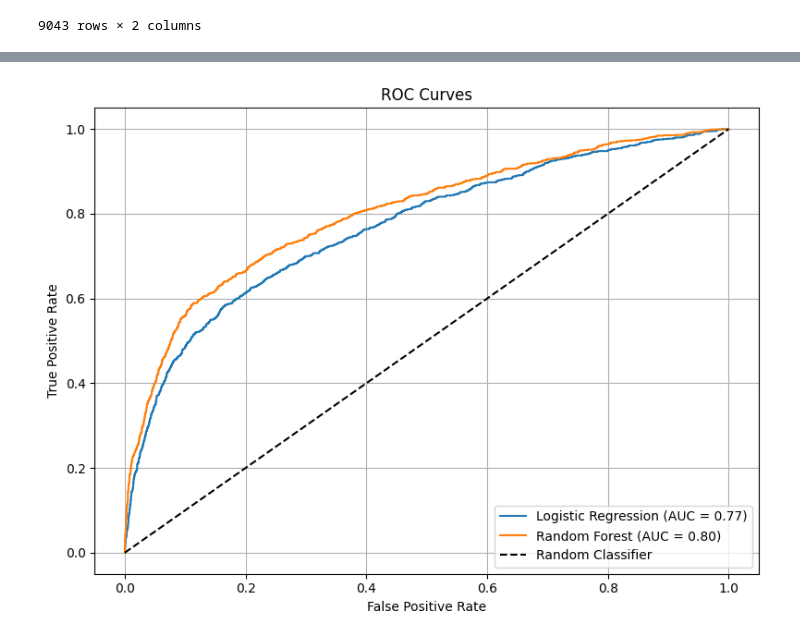
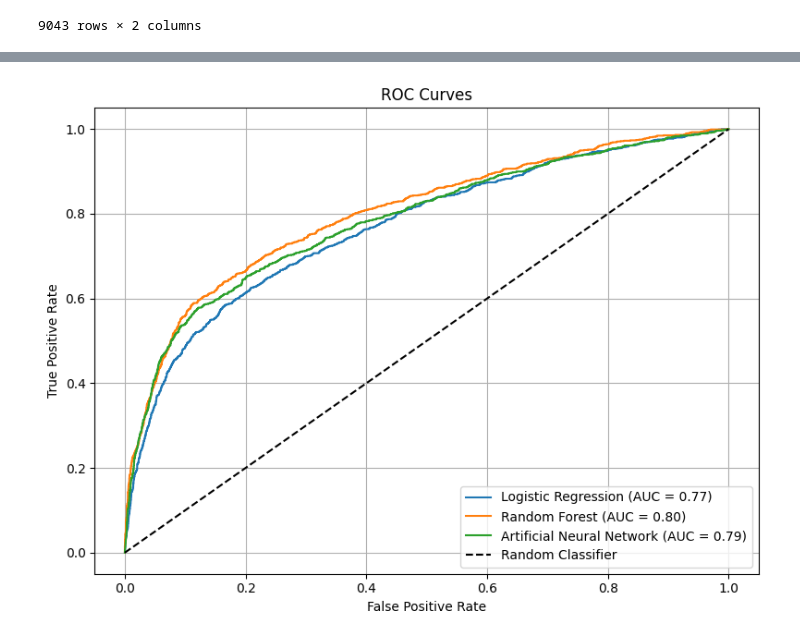
Before and after one commit to jmanwillz/ACML-Project, a Jupyter notebook: decision-trees/roc_curve.ipynb, the cells around one changed output, grey strips where cells are left out. Drawn from its saved outputs; the diff is of its cells as text; code cells hidden in the pictures.

Commit message:
Add roc curve

```diff
--- a/decision-trees/roc_curve.ipynb
+++ b/decision-trees/roc_curve.ipynb
@@ -36,3 +36,6 @@ df_rf
 | 9041 | 0 | 0.058472 |
 | 9042 | 0 | 0.034229 |
 9043 rows × 2 columns
+# %%
+df_ann = pd.read_csv("../dataset/ann_roc_values.csv")
+df_ann
@@ -46,21 +63,24 @@ fpr2, tpr2, _ = roc_curve(df_rf["y_test"], df_rf["y_prob"])
 roc_auc2 = auc(fpr2, tpr2)
 
 # ANN
+fpr3, tpr3, _ = roc_curve(df_ann["y_test"], df_ann["y_prob"])
+roc_auc3 = auc(fpr3, tpr3)
 # %%
 # Plot both ROC curves
 plt.figure(figsize=(8, 6))
 
 plt.plot(fpr1, tpr1, label=f"Logistic Regression (AUC = {roc_auc1:.2f})")
 plt.plot(fpr2, tpr2, label=f"Random Forest (AUC = {roc_auc2:.2f})")
+plt.plot(fpr3, tpr3, label=f"Artificial Neural Network (AUC = {roc_auc3:.2f})")
 
 plt.plot([0, 1], [0, 1], "k--", label="Random Classifier")
 plt.xlabel("False Positive Rate")
 plt.ylabel("True Positive Rate")
 plt.title("ROC Curves")
 plt.legend(loc="lower right")
 
 plt.grid(True)
 plt.tight_layout()
 plt.show()
 # %% [output]
-[figure, old version]
+[figure, new version]
```
Also changed, not shown: parts of 1 cell of this notebook, 3 other files.
